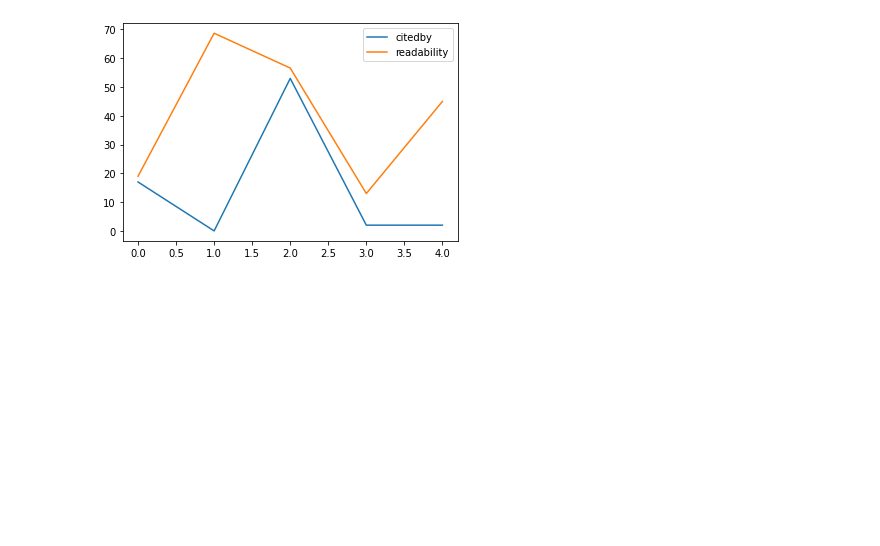
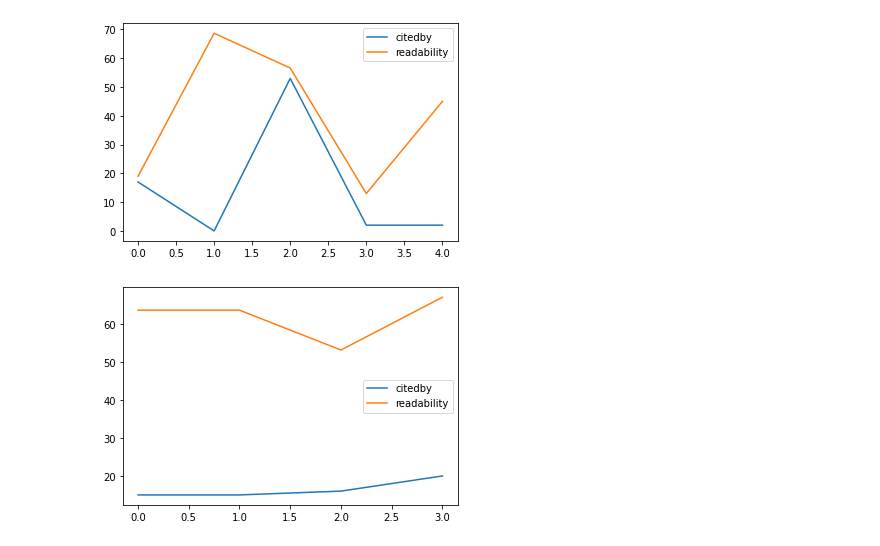
Before and after one commit to russelljjarvis/ScienceAccess, a Jupyter notebook: science.ipynb, the cells around one changed output. Cells and saved outputs as stored; diff of their text form; code cells hidden in the pictures; blank space fills up the shorter version.

```diff
--- a/science.ipynb
+++ b/science.ipynb
@@ -96,3 +96,8 @@ author_name="Brian Usher"
 (author_numCitedBy,author_standard) = do_science(author_name)
 # %% [output]
 [figure]
+# %%
+author_name="Bradley Lusk"
+(author_numCitedBy,author_standard) = do_science(author_name)
+# %% [output]
+[figure, added]
```
